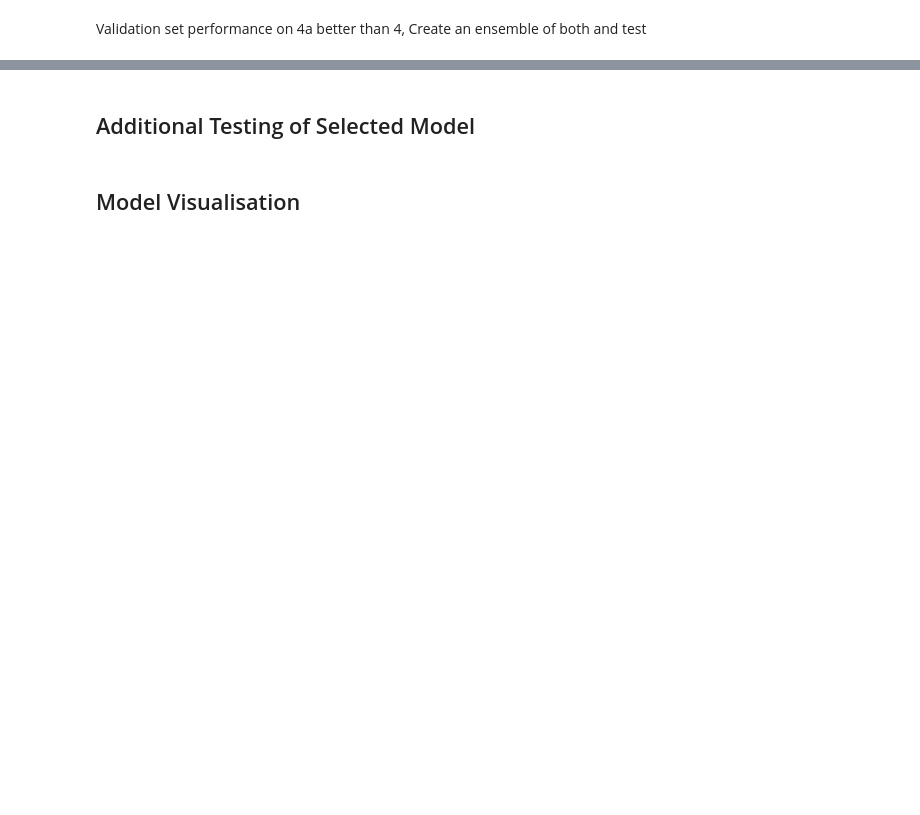
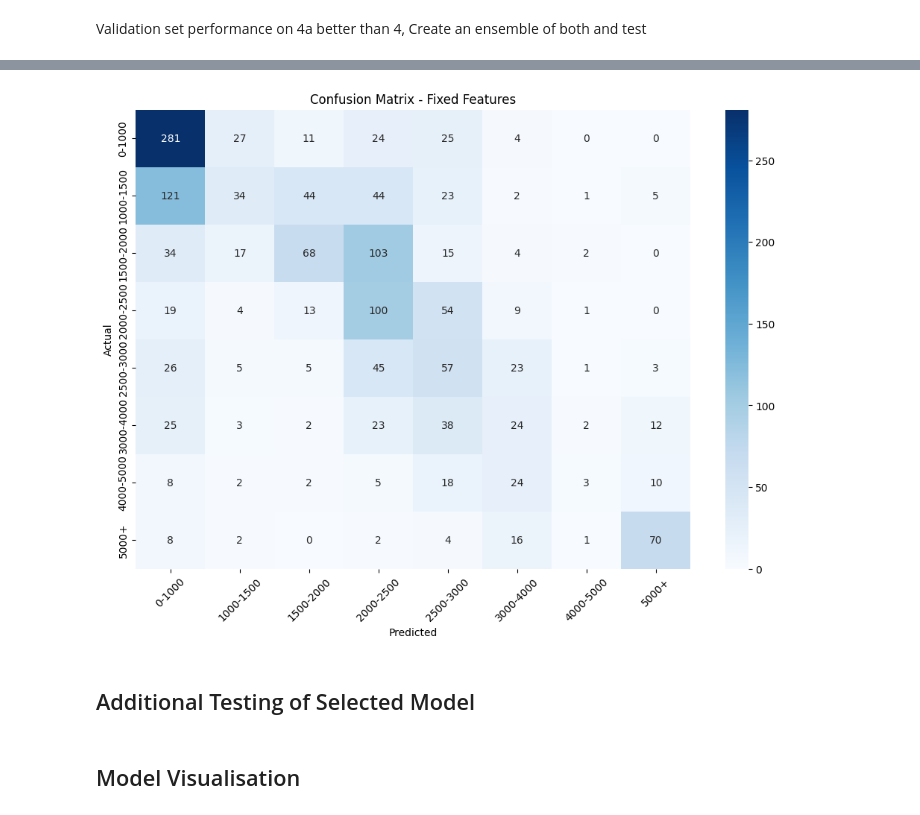
Before and after one commit to sven123451/DataScience, a Jupyter notebook: RNN.ipynb, the cells around one changed output, grey strips where cells are left out. Saved outputs shown, nothing was run; the diff lists cells and outputs as text; code cells hidden in the pictures; blank space fills up the shorter version.

```diff
--- a/RNN.ipynb
+++ b/RNN.ipynb
@@ -1452,0 +1843,99 @@ So far the Ensemble model is the best, can we use it but change so that it is pr
+# %%
+np.random.seed(42)
+tf.random.set_seed(42)
+
+# First, let's check the current data types
+print("Current feature data types:")
+print(X_train_4.dtypes.value_counts())
+
+# Check for any boolean columns
+bool_columns = X_train_4.select_dtypes(include=['bool']).columns
+print("\nBoolean columns:")
+print(bool_columns)
+
+# Fix boolean columns by converting to int
+X_train_fixed = X_train_4.copy()
+X_val_fixed = X_val_4.copy()
+X_test_fixed = X_test_4.copy()
+
+# Convert boolean columns to int (True/False -> 1/0)
+for col in bool_columns:
+    X_train_fixed[col] = X_train_fixed[col].astype(int)
+    X_val_fixed[col] = X_val_fixed[col].astype(int)
+    X_test_fixed[col] = X_test_fixed[col].astype(int)
+
+# Verify the fix
+print("\nUpdated feature data types:")
+print(X_train_fixed.dtypes.value_counts())
+
+# Scale the fixed features
+scaler_fixed = StandardScaler()
+X_train_scaled_fixed = scaler_fixed.fit_transform(X_train_fixed)
+X_val_scaled_fixed = scaler_fixed.transform(X_val_fixed)
+X_test_scaled_fixed = scaler_fixed.transform(X_test_fixed)
+
+# Create a new model with the fixed features
+model_fixed = keras.Sequential([
+    layers.Input(shape=(X_train_fixed.shape[1],)),
+    layers.Dense(64, activation='relu'),
+    layers.BatchNormalization(),
+    layers.Dropout(0.3),
+    layers.Dense(32, activation='relu'),
+    layers.BatchNormalization(),
+    layers.Dropout(0.2),
+    layers.Dense(len(le.classes_), activation='softmax')
+])
+
+# Compile model
+model_fixed.compile(
+    optimizer=keras.optimizers.Adam(learning_rate=0.001),
+    loss='categorical_crossentropy',
+    metrics=['accuracy']
+)
+
+# Train model with fixed features
+early_stopping = keras.callbacks.EarlyStopping(
+    monitor='val_accuracy',
+    patience=10,
+    restore_best_weights=True
+)
+
+history_fixed = model_fixed.fit(
+    X_train_scaled_fixed, y_train_cat,
+    validation_data=(X_val_scaled_fixed, y_val_cat),
+    epochs=100,
+    batch_size=32,
+    callbacks=[early_stopping],
+    verbose=1
+)
+
+# Evaluate model
+test_loss, test_accuracy = model_fixed.evaluate(X_test_scaled_fixed, y_test_cat)
+print(f"\nTest accuracy: {test_accuracy:.3f}")
+
+# Make predictions
+y_pred_prob = model_fixed.predict(X_test_scaled_fixed)
+y_pred_bands = le.inverse_transform(np.argmax(y_pred_prob, axis=1))
+
+# Print classification report
+print("\nClassification Report:")
+print(classification_report(y_test_bands, y_pred_bands))
+
+# Calculate "within one band" accuracy
+within_one_accuracy = within_one_band_accuracy(y_test_bands, y_pred_bands, band_list)
+print(f"\nAccuracy within one price band: {within_one_accuracy:.3f}")
+
+# Plot confusion matrix
+plt.figure(figsize=(12, 8))
+sns.heatmap(confusion_matrix(y_test_bands, y_pred_bands),
+            annot=True,
+            fmt='d',
+            cmap='Blues',
+            xticklabels=le.classes_,
+            yticklabels=le.classes_)
+plt.title('Confusion Matrix - Fixed Features')
+plt.xlabel('Predicted')
+plt.ylabel('Actual')
+plt.xticks(rotation=45)
+plt.show()
+# %% [output]
@@ -1453,3 +1975,4 @@ So far the Ensemble model is the best, can we use it but change so that it is pr
+[figure, added]
 # %% [markdown]
 ## Additional Testing of Selected Model
 # %% [markdown]
```
Also changed, not shown: parts of 18 cells of this notebook.
